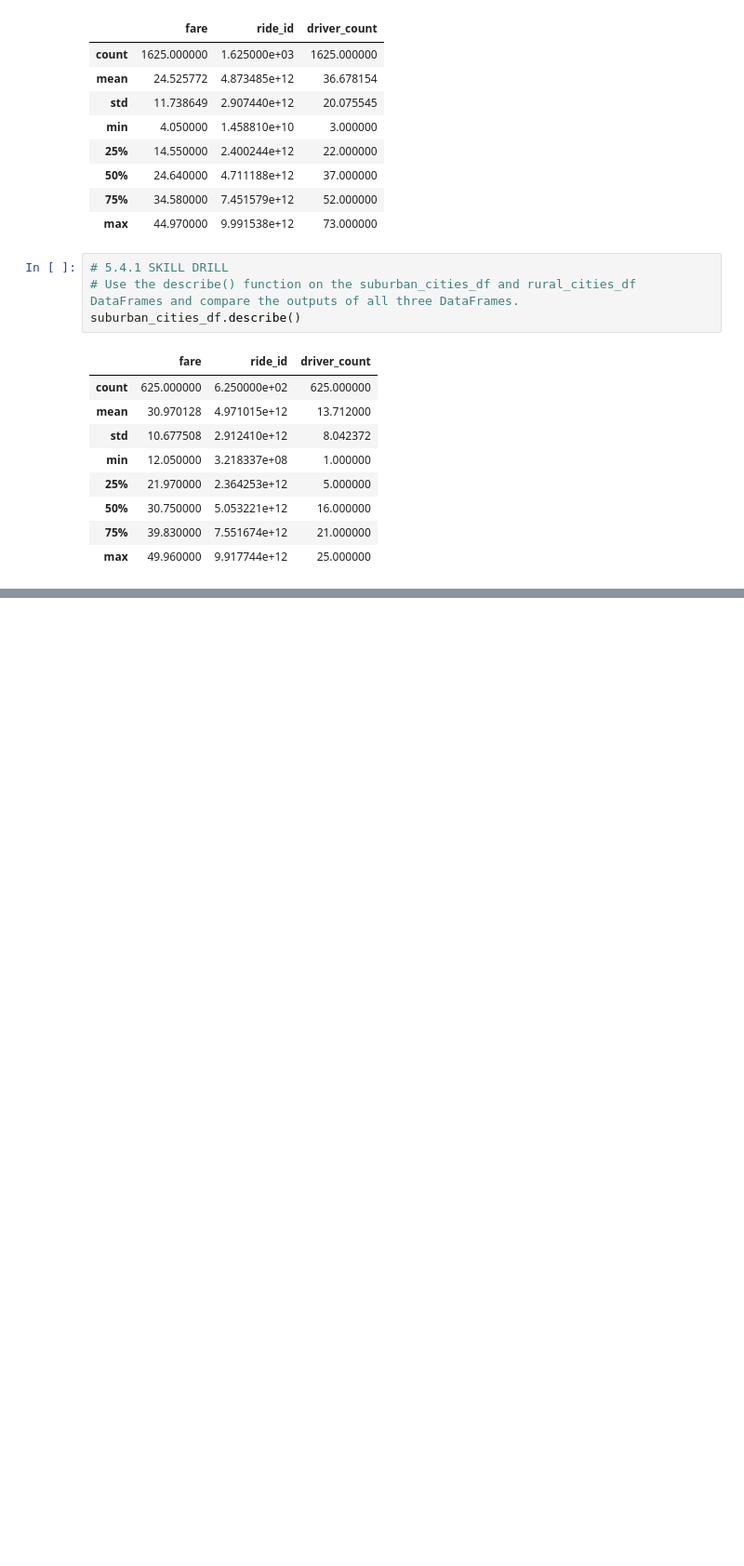
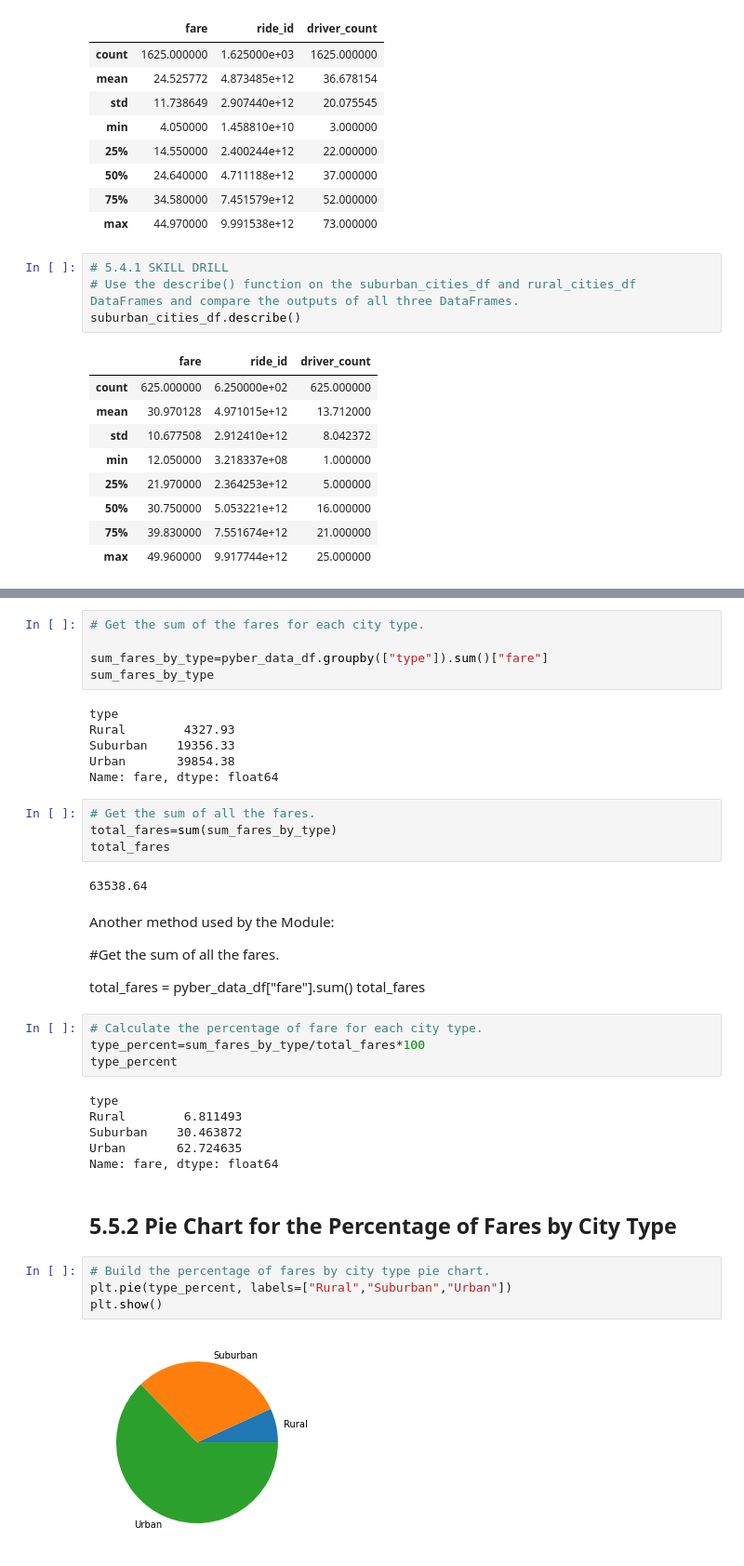
Before and after one commit to Sean-Rowe5280/PyBer_Analysis, a Jupyter notebook: Pyber.ipynb, the cells around one changed output, grey strips where cells are left out. Shown: that part at 93% size. Saved outputs shown, nothing was run; the diff lists cells and outputs as text; blank space fills up the shorter version.

Commit message:
Updated Pyber for Pie Charts and calculating percentage of fares by city type.(5.5.3)

```diff
--- a/Pyber.ipynb
+++ b/Pyber.ipynb
@@ -1048,0 +1067,42 @@ Name: driver_count, dtype: float64
+# %%
+# Get the sum of the fares for each city type.
+
+sum_fares_by_type=pyber_data_df.groupby(["type"]).sum()["fare"]
+sum_fares_by_type
+# %% [output]
+type
+Rural        4327.93
+Suburban    19356.33
+Urban       39854.38
+Name: fare, dtype: float64
+# %%
+# Get the sum of all the fares.
+total_fares=sum(sum_fares_by_type)
+total_fares
+# %% [output]
+63538.64
+# %% [markdown]
+Another method used by the Module:
+
+#Get the sum of all the fares.
+
+total_fares = pyber_data_df["fare"].sum()
+total_fares
+# %%
+# Calculate the percentage of fare for each city type.
+type_percent=sum_fares_by_type/total_fares*100
+type_percent
+# %% [output]
+type
+Rural        6.811493
+Suburban    30.463872
+Urban       62.724635
+Name: fare, dtype: float64
+# %% [markdown]
+## 5.5.2 Pie Chart for the Percentage of Fares by City Type
+# %%
+# Build the percentage of fares by city type pie chart.
+plt.pie(type_percent, labels=["Rural","Suburban","Urban"])
+plt.show()
+# %% [output]
+[figure, added]
```
Also changed, not shown: parts of 76 cells of this notebook.
